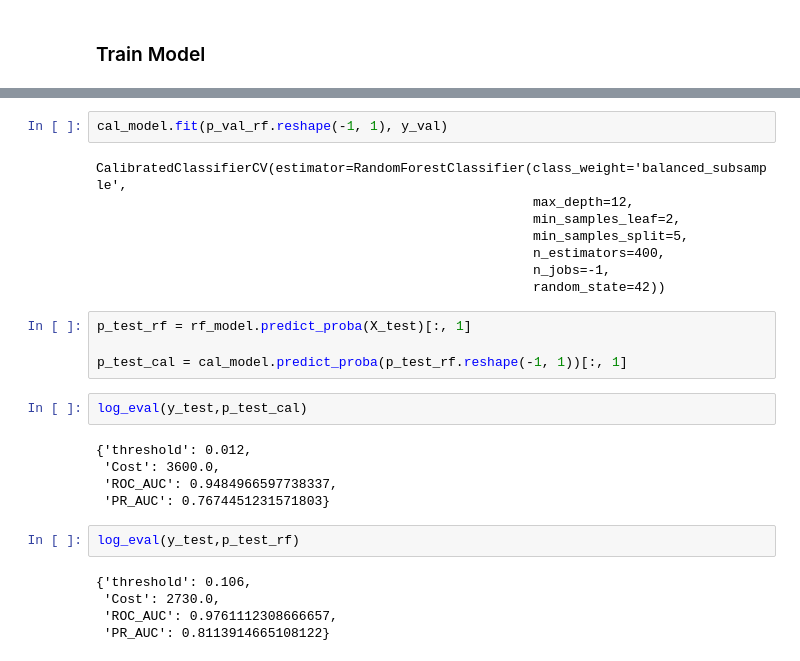
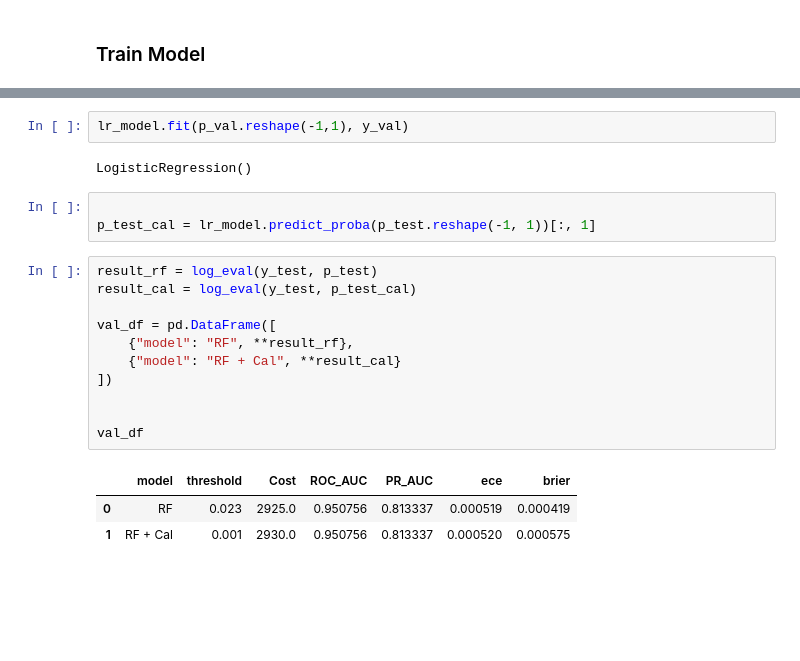
Before and after one commit to NhatHuy61205/Credit-Card-Fraud-Detection-Classification---Imbalanced-, a Jupyter notebook: notebooks/models/RandomForest/RF.ipynb, the cells around one changed output, grey strips where cells are left out. Saved outputs shown, nothing was run; the diff lists cells and outputs as text; blank space fills up the shorter version.

```diff
--- a/notebooks/models/RandomForest/RF.ipynb
+++ b/notebooks/models/RandomForest/RF.ipynb
@@ -106,28 +143,22 @@ cal_model = CalibratedClassifierCV(
 # %%
-cal_model.fit(p_val_rf.reshape(-1, 1), y_val)
+lr_model.fit(p_val.reshape(-1,1), y_val)
 # %% [output]
-CalibratedClassifierCV(estimator=RandomForestClassifier(class_weight='balanced_subsample',
-                                                        max_depth=12,
-                                                        min_samples_leaf=2,
-                                                        min_samples_split=5,
-                                                        n_estimators=400,
-                                                        n_jobs=-1,
-                                                        random_state=42))
+LogisticRegression()
 # %%
-p_test_rf = rf_model.predict_proba(X_test)[:, 1]
 
-p_test_cal = cal_model.predict_proba(p_test_rf.reshape(-1, 1))[:, 1]
+p_test_cal = lr_model.predict_proba(p_test.reshape(-1, 1))[:, 1]
-# %%
-log_eval(y_test,p_test_cal)
-# %% [output]
-{'threshold': 0.012,
- 'Cost': 3600.0,
- 'ROC_AUC': 0.9484966597738337,
- 'PR_AUC': 0.7674451231571803}
-# %%
-log_eval(y_test,p_test_rf)
-# %% [output]
-{'threshold': 0.106,
- 'Cost': 2730.0,
- 'ROC_AUC': 0.9761112308666657,
- 'PR_AUC': 0.8113914665108122}
+# %%
+result_rf = log_eval(y_test, p_test)
+result_cal = log_eval(y_test, p_test_cal)
+
+val_df = pd.DataFrame([
+    {"model": "RF", **result_rf},
+    {"model": "RF + Cal", **result_cal}
+])
+
+
+val_df
+# %% [output]
+|  | model | threshold | Cost | ROC_AUC | PR_AUC | ece | brier |
+| 0 | RF | 0.023 | 2925.0 | 0.950756 | 0.813337 | 0.000519 | 0.000419 |
+| 1 | RF + Cal | 0.001 | 2930.0 | 0.950756 | 0.813337 | 0.000520 | 0.000575 |
```
Also changed, not shown: parts of 18 cells of this notebook, 1 other file.
